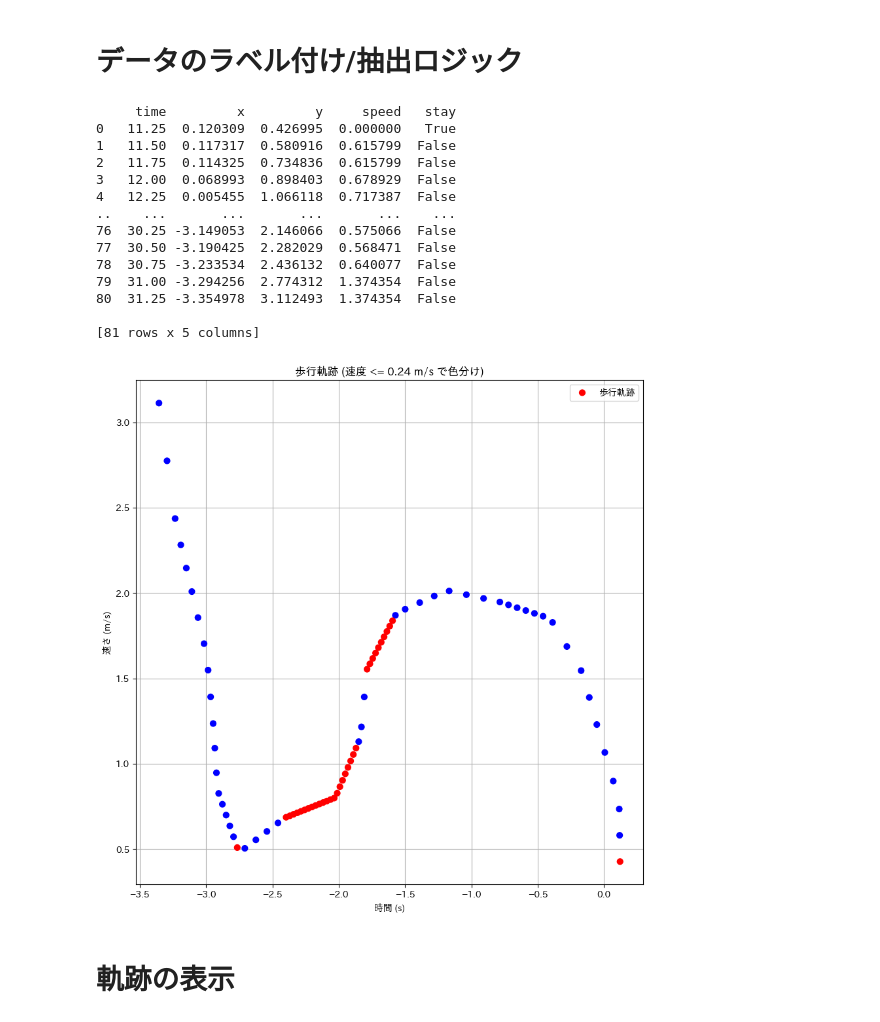
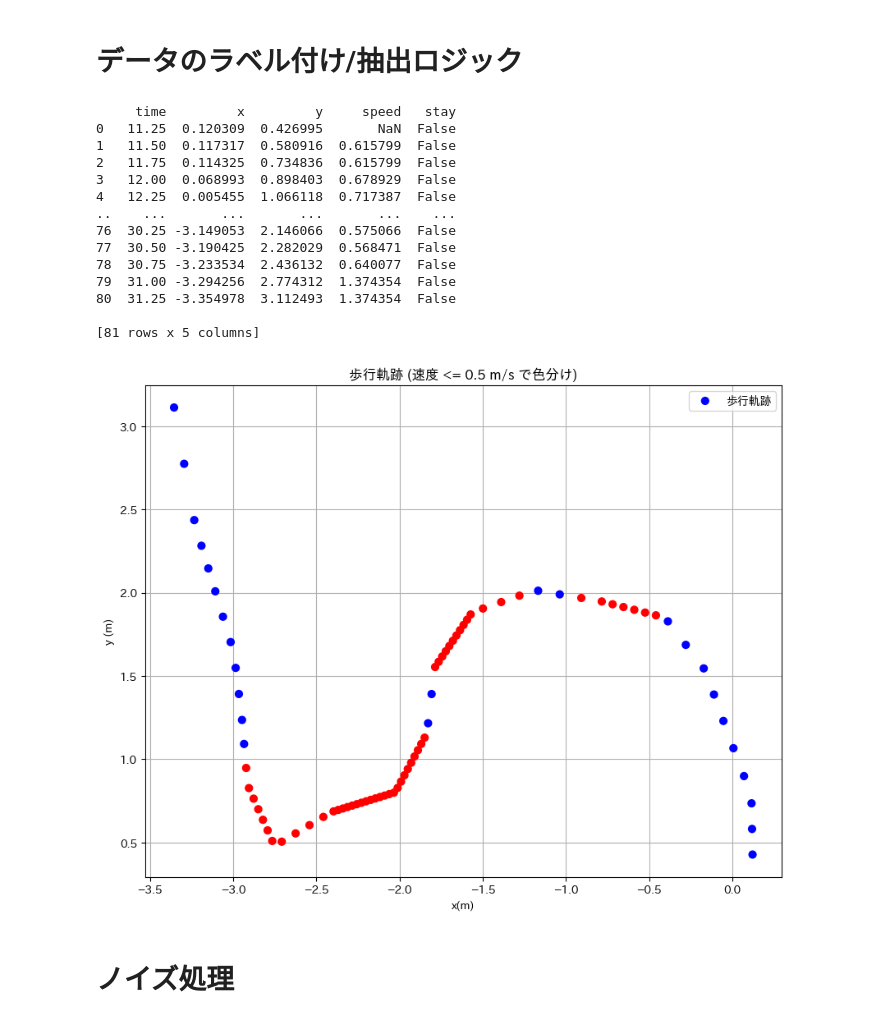
Before and after one commit to kajiLabTeam/pedestrian-behavior-comparison-system, a Jupyter notebook: src/speed/slowly/trajectoryOnlyStop.ipynb, the cells around one changed output. Cells and saved outputs as stored; diff of their text form; code cells hidden in the pictures.

Commit message:
ノイズ処理

```diff
--- a/src/speed/slowly/trajectoryOnlyStop.ipynb
+++ b/src/speed/slowly/trajectoryOnlyStop.ipynb
@@ -96,7 +96,7 @@ df_trajectory = pd.merge(df_trajectory, df_speed[['time', 'speed']], on='time',
 
 # 閾値の設定
 # 条件判定: 歩行速度が設定された閾値以下であるか
-threshold = 0.24
+threshold = 0.5
 df_trajectory['stay'] = df_trajectory['speed'] <= threshold
 print(df_trajectory)
 
@@ -105,37 +105,38 @@ colors_by_speed = np.where(df_trajectory['speed'] <= threshold, 'red', 'blue')
 plt.figure(figsize=(10, 10))
 
 # 閾値以下の場合、赤くそれ以外は青くプロット
 plt.scatter(df_trajectory['x'], df_trajectory['y'], c=colors_by_speed, s=40, label='歩行軌跡', zorder=2)
-
+df_trajectory.to_csv('data/threshold_trajectory_data.csv', index=False)
 
 # 閾値以下の点をプロット
 # plt.scatter(df_trajectory[df_trajectory['threshold_speed']]['x'],
 #             df_trajectory[df_trajectory['threshold_speed']]['y'],
 # 			c=colors_by_speed,
 #             s=40, label=f'速度 <= {threshold} m/s', zorder=2)
 
 
-plt.xlabel('時間 (s)')
-plt.ylabel('速さ (m/s)')
+plt.gca().set_aspect('equal', adjustable='box')
+plt.xlabel('x(m)')
+plt.ylabel('y (m)')
 plt.title(f'歩行軌跡 (速度 <= {threshold} m/s で色分け)')
 plt.grid(True)
 plt.legend()
 plt.show()
 # %% [output]
      time         x         y     speed   stay
-0   11.25  0.120309  0.426995  0.000000   True
+0   11.25  0.120309  0.426995       NaN  False
 1   11.50  0.117317  0.580916  0.615799  False
 2   11.75  0.114325  0.734836  0.615799  False
 3   12.00  0.068993  0.898403  0.678929  False
 4   12.25  0.005455  1.066118  0.717387  False
 ..    ...       ...       ...       ...    ...
 76  30.25 -3.149053  2.146066  0.575066  False
 77  30.50 -3.190425  2.282029  0.568471  False
 78  30.75 -3.233534  2.436132  0.640077  False
 79  31.00 -3.294256  2.774312  1.374354  False
 80  31.25 -3.354978  3.112493  1.374354  False
 
 [81 rows x 5 columns]
-[figure, old version]
+[figure, new version]
 # %% [markdown]
-# 軌跡の表示
+# ノイズ処理
```
Also changed, not shown: parts of 2 cells of this notebook, 6 other files.
